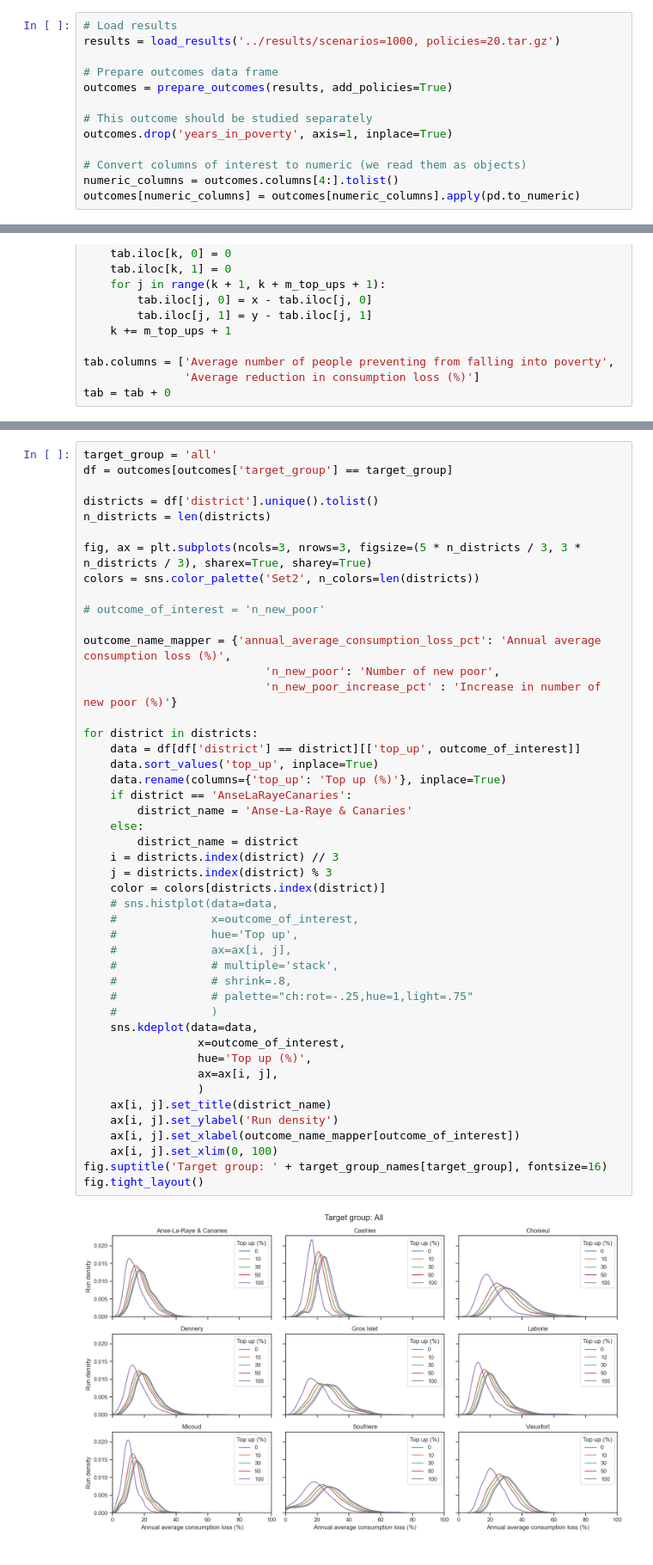
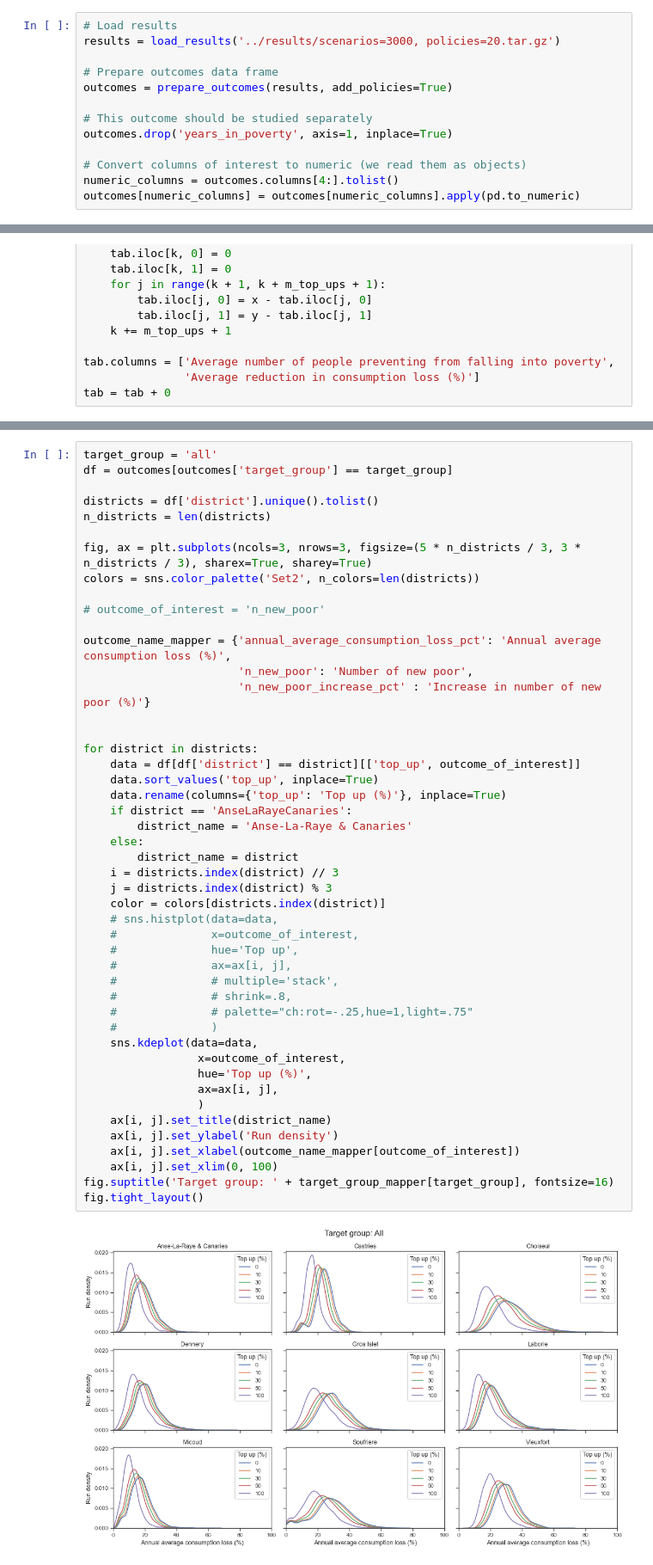
Before and after one commit to mikhailsirenko/unbreakable, a Jupyter notebook: notebooks/policy_analysis.ipynb, the cells around one changed output, grey strips where cells are left out. Shown at 86% size. Drawn from its saved outputs; the diff is of its cells as text.

```diff
--- a/notebooks/policy_analysis.ipynb
+++ b/notebooks/policy_analysis.ipynb
@@ -20,7 +20,7 @@ sns.set_theme(style="ticks")
 ## Load results
 # %%
 # Load results
-results = load_results('../results/scenarios=1000, policies=20.tar.gz')
+results = load_results('../results/scenarios=3000, policies=20.tar.gz')
 
 # Prepare outcomes data frame
 outcomes = prepare_outcomes(results, add_policies=True)
@@ -161,38 +161,39 @@ colors = sns.color_palette('Set2', n_colors=len(districts))
 # outcome_of_interest = 'n_new_poor'
 
 outcome_name_mapper = {'annual_average_consumption_loss_pct': 'Annual average consumption loss (%)',
-                           'n_new_poor': 'Number of new poor',
-                           'n_new_poor_increase_pct' : 'Increase in number of new poor (%)'}
+                       'n_new_poor': 'Number of new poor',
+                       'n_new_poor_increase_pct' : 'Increase in number of new poor (%)'}
+
 
 for district in districts:
     data = df[df['district'] == district][['top_up', outcome_of_interest]]
     data.sort_values('top_up', inplace=True)
     data.rename(columns={'top_up': 'Top up (%)'}, inplace=True)
     if district == 'AnseLaRayeCanaries':
         district_name = 'Anse-La-Raye & Canaries'
     else:
         district_name = district
     i = districts.index(district) // 3
     j = districts.index(district) % 3
     color = colors[districts.index(district)]
     # sns.histplot(data=data,
     #              x=outcome_of_interest,
     #              hue='Top up',
     #              ax=ax[i, j],
     #              # multiple='stack',
     #              # shrink=.8,
     #              # palette="ch:rot=-.25,hue=1,light=.75"
     #              )
     sns.kdeplot(data=data,
                  x=outcome_of_interest,
                  hue='Top up (%)',
                  ax=ax[i, j],
                  )
     ax[i, j].set_title(district_name)
     ax[i, j].set_ylabel('Run density')
     ax[i, j].set_xlabel(outcome_name_mapper[outcome_of_interest])
     ax[i, j].set_xlim(0, 100)
-fig.suptitle('Target group: ' + target_group_names[target_group], fontsize=16)
+fig.suptitle('Target group: ' + target_group_mapper[target_group], fontsize=16)
 fig.tight_layout()
 # %% [output]
-[figure, old version]
+[figure, new version]
```
Also changed, not shown: parts of 4 cells of this notebook.
